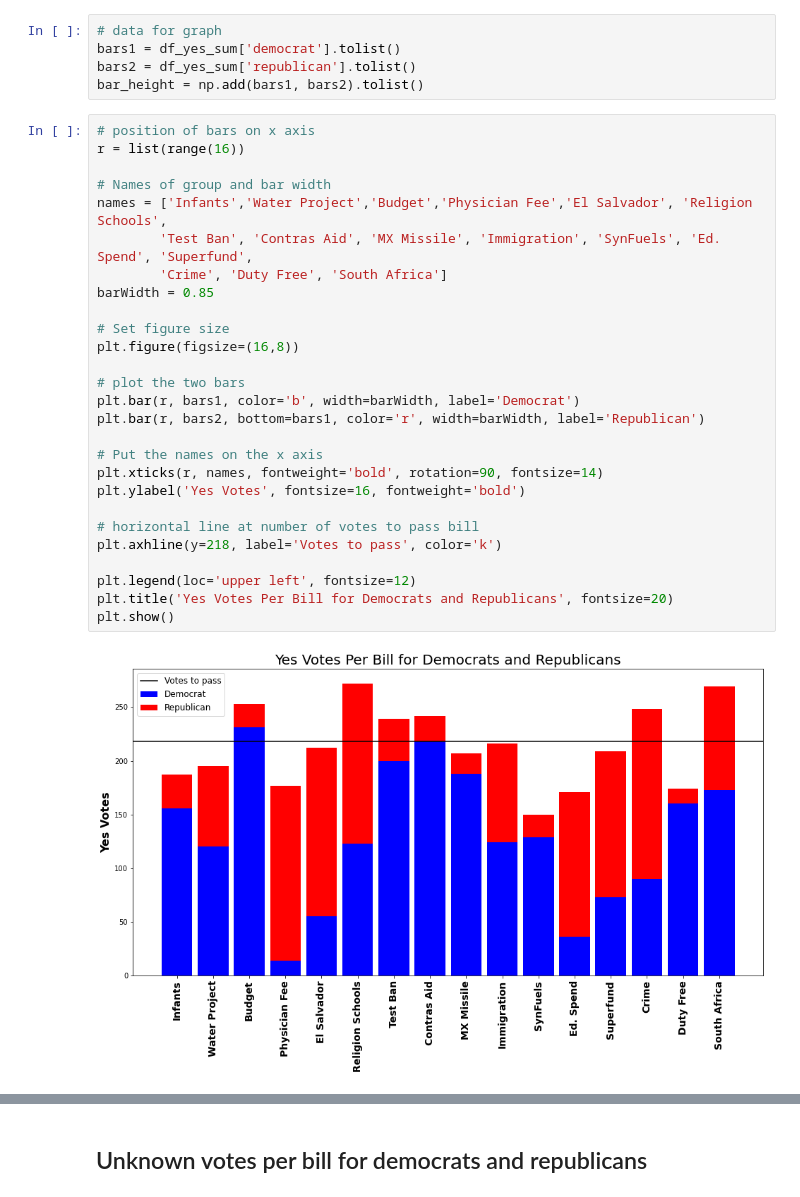
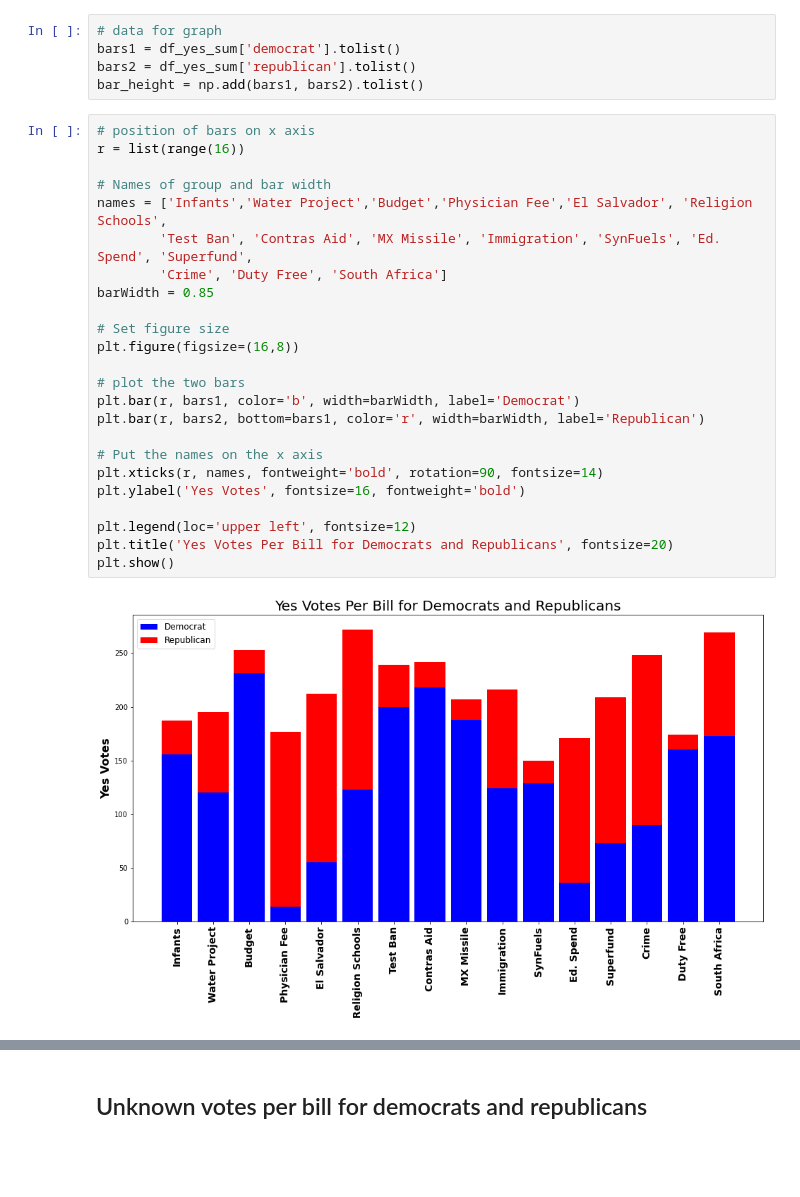
Before and after one commit to chrisstarr-82/capstone, a Jupyter notebook: other-EDA-visualizations.ipynb, the cells around one changed output, grey strips where cells are left out. Saved outputs shown, nothing was run; the diff lists cells and outputs as text; blank space fills up the shorter version.

```diff
--- a/other-EDA-visualizations.ipynb
+++ b/other-EDA-visualizations.ipynb
@@ -76,31 +76,28 @@ bar_height = np.add(bars1, bars2).tolist()
 # %%
 # position of bars on x axis
 r = list(range(16))
 
 # Names of group and bar width
 names = ['Infants','Water Project','Budget','Physician Fee','El Salvador', 'Religion Schools',
         'Test Ban', 'Contras Aid', 'MX Missile', 'Immigration', 'SynFuels', 'Ed. Spend', 'Superfund',
         'Crime', 'Duty Free', 'South Africa']
 barWidth = 0.85
 
 # Set figure size
 plt.figure(figsize=(16,8))
 
 # plot the two bars
 plt.bar(r, bars1, color='b', width=barWidth, label='Democrat')
 plt.bar(r, bars2, bottom=bars1, color='r', width=barWidth, label='Republican')
 
 # Put the names on the x axis
 plt.xticks(r, names, fontweight='bold', rotation=90, fontsize=14)
 plt.ylabel('Yes Votes', fontsize=16, fontweight='bold')
 
-# horizontal line at number of votes to pass bill
-plt.axhline(y=218, label='Votes to pass', color='k')
-
 plt.legend(loc='upper left', fontsize=12)
 plt.title('Yes Votes Per Bill for Democrats and Republicans', fontsize=20)
 plt.show()
 # %% [output]
-[figure, old version]
+[figure, new version]
 # %% [markdown]
 #### Conclusions
```
Also changed, not shown: parts of 1 cell of this notebook, 1 other file.
